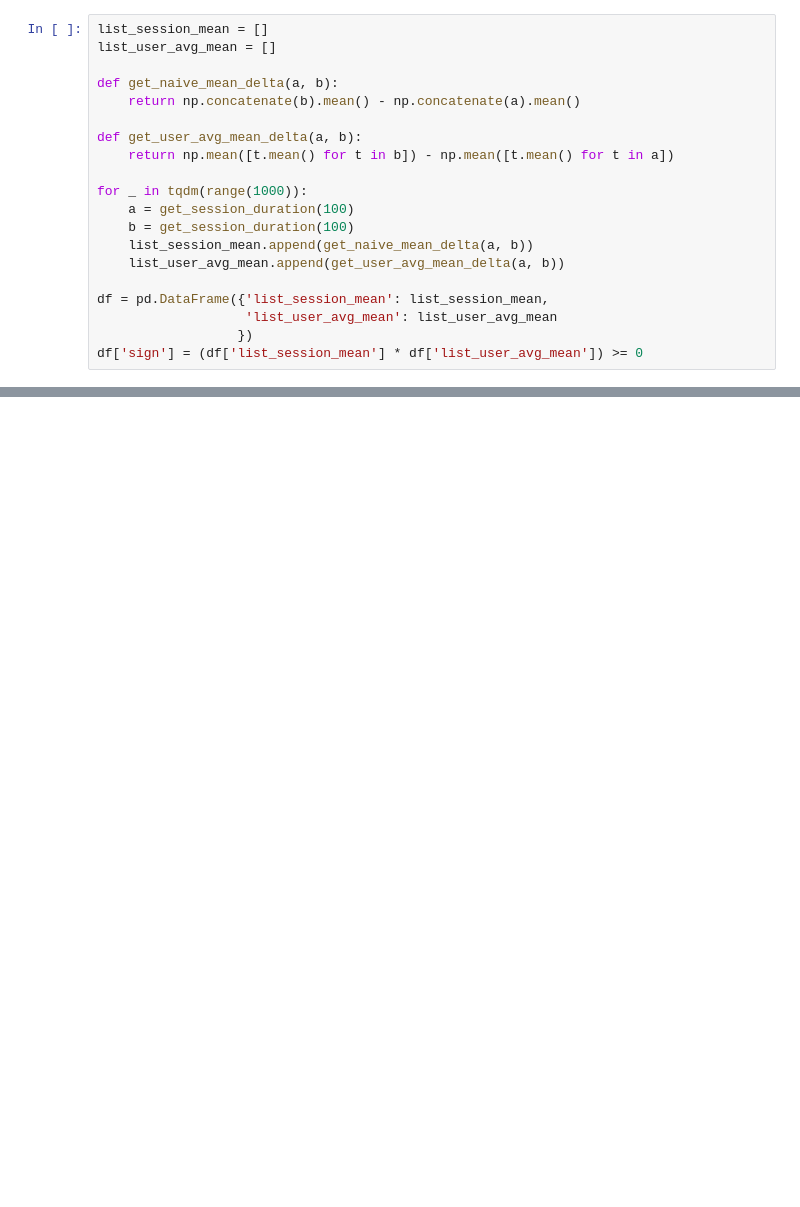
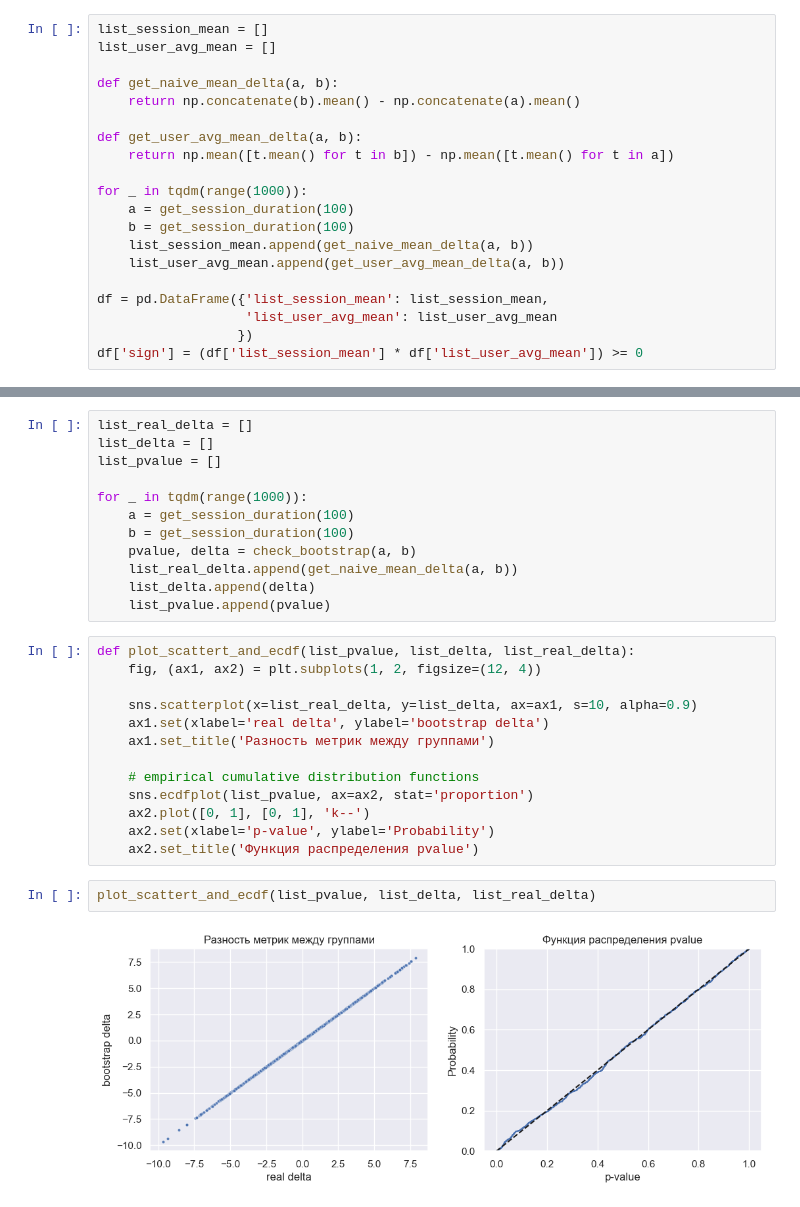
Before and after one commit to ShashlovAI/stat, a Jupyter notebook: AB/ratio_metrics.ipynb, the cells around one changed output, grey strips where cells are left out. Drawn from its saved outputs; the diff is of its cells as text; blank space fills up the shorter version.

```diff
--- a/AB/ratio_metrics.ipynb
+++ b/AB/ratio_metrics.ipynb
@@ -77,0 +121,29 @@ plt.show()
+# %%
+list_real_delta = []
+list_delta = []
+list_pvalue = []
+
+for _ in tqdm(range(1000)):
+    a = get_session_duration(100)
+    b = get_session_duration(100)
+    pvalue, delta = check_bootstrap(a, b)
+    list_real_delta.append(get_naive_mean_delta(a, b))
+    list_delta.append(delta)
+    list_pvalue.append(pvalue)
+# %%
+def plot_scattert_and_ecdf(list_pvalue, list_delta, list_real_delta):
+    fig, (ax1, ax2) = plt.subplots(1, 2, figsize=(12, 4))
+
+    sns.scatterplot(x=list_real_delta, y=list_delta, ax=ax1, s=10, alpha=0.9)
+    ax1.set(xlabel='real delta', ylabel='bootstrap delta')
+    ax1.set_title('Разность метрик между группами')
+
+    # empirical cumulative distribution functions
+    sns.ecdfplot(list_pvalue, ax=ax2, stat='proportion')
+    ax2.plot([0, 1], [0, 1], 'k--')
+    ax2.set(xlabel='p-value', ylabel='Probability')
+    ax2.set_title('Функция распределения pvalue')
+# %%
+plot_scattert_and_ecdf(list_pvalue, list_delta, list_real_delta)
+# %% [output]
+[figure, added]
```
Also changed, not shown: parts of 8 cells of this notebook.
